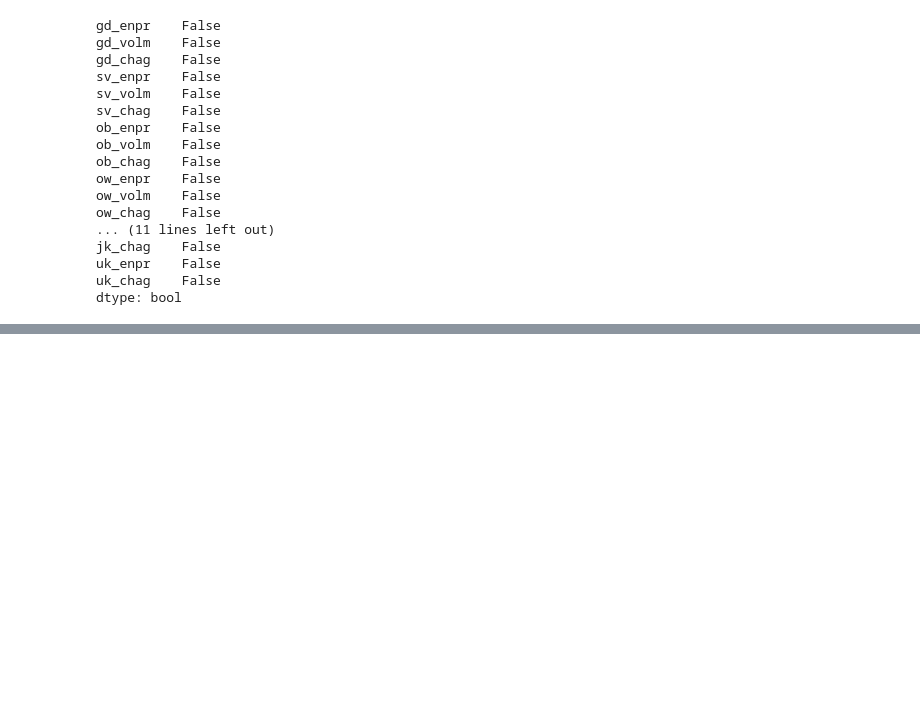
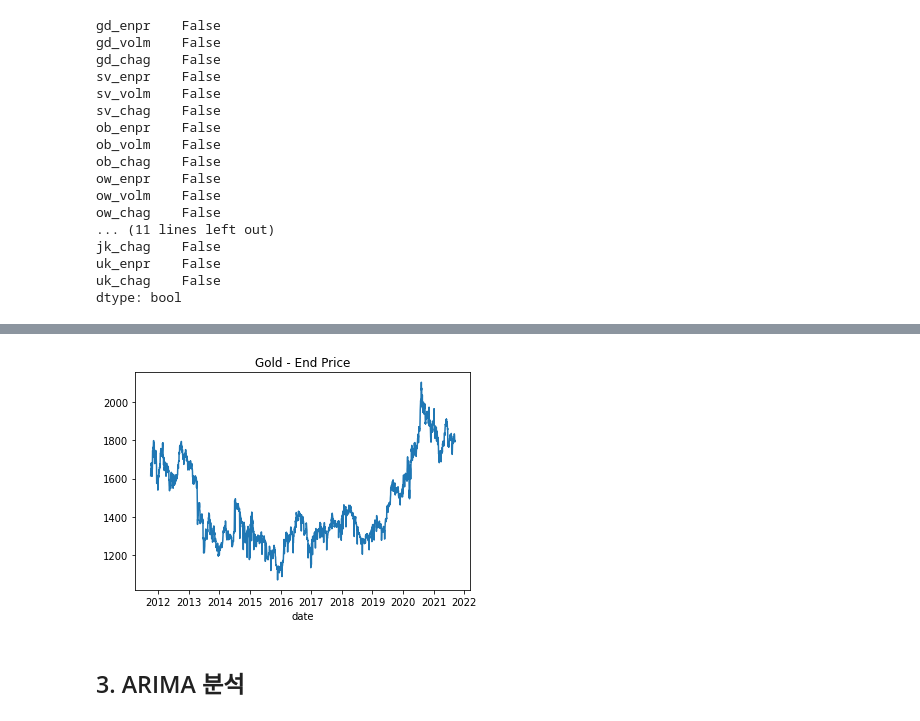
Before and after one commit to sumu97/Data-Science-Cheat-Code, a Jupyter notebook: Kospi_Market_Analysis_sumu97.ipynb, the cells around one changed output, grey strips where cells are left out. Cells and saved outputs as stored; diff of their text form; code cells hidden in the pictures; blank space fills up the shorter version.

```diff
--- a/Kospi_Market_Analysis_sumu97.ipynb
+++ b/Kospi_Market_Analysis_sumu97.ipynb
@@ -201,0 +167,5 @@ dtype: bool
+# %%
+step = 50 # 테스트 데이터 분리 할 일자 수
+test_df = df_enpr.drop(df_enpr.index[-1 * step :-1])
+test_df = test_df.drop(test_df.index[-1])
+test_df
@@ -201,0 +186,9 @@ dtype: bool
+# %%
+import matplotlib.pyplot as plt
+test_df.plot()
+plt.title('Gold - End Price')
+plt.show()
+# %% [output]
+[figure, added]
+# %% [markdown]
+## 3. ARIMA 분석
```
Also changed, not shown: parts of 19 cells of this notebook.
